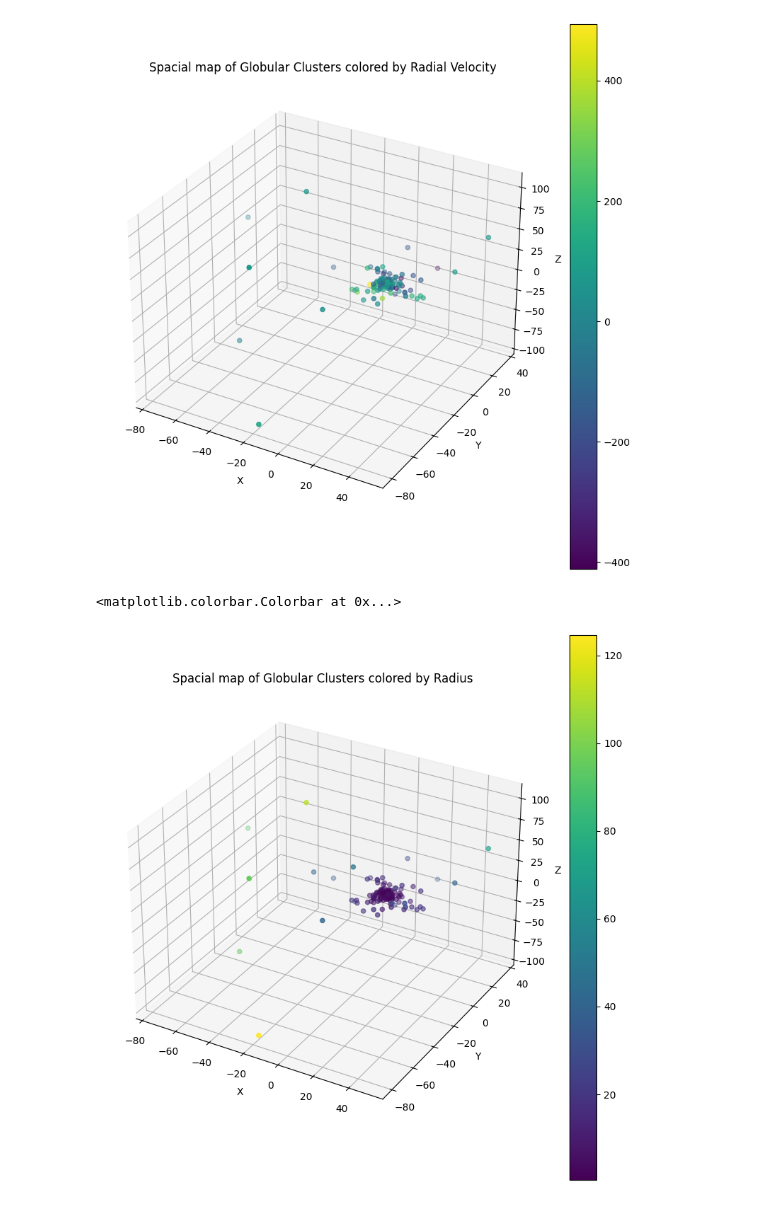
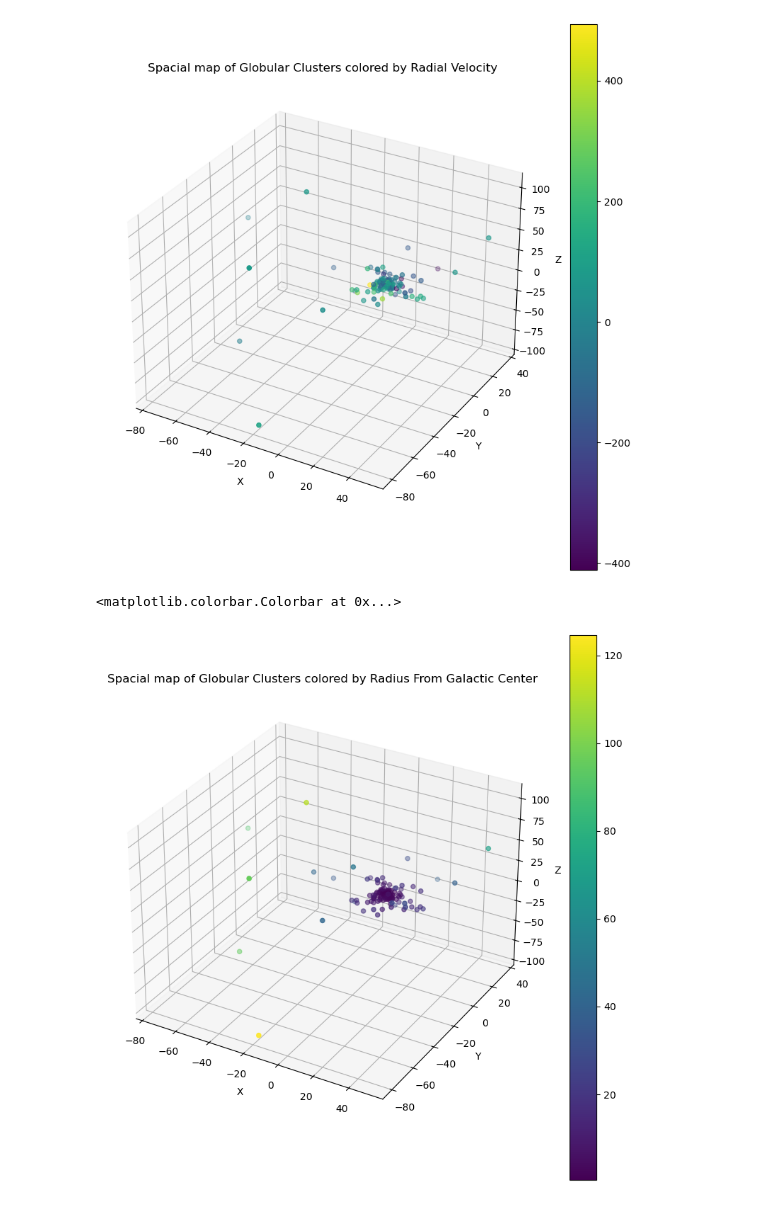
Before and after one commit to gigisheehan06-blip/3116-Comp-group2, a Jupyter notebook: gigi.ipynb, the cells around one changed output. Drawn from its saved outputs; the diff is of its cells as text; code cells hidden in the pictures.

```diff
--- a/gigi.ipynb
+++ b/gigi.ipynb
@@ -159,14 +159,14 @@ plt.colorbar(p)
 # %%
 fig = plt.figure(figsize=(10,10))
 ax = fig.add_subplot(projection='3d')
 
 p = ax.scatter(Harris_i_iii['X'],Harris_i_iii['Y'],Harris_i_iii['Z'], c= Harris_i_iii['R_gc'])
 plt.xlabel('X')
 plt.ylabel('Y')
 ax.set_zlabel('Z')
-plt.title('Spacial map of Globular Clusters colored by Radius')
+plt.title('Spacial map of Globular Clusters colored by Radius From Galactic Center')
 plt.colorbar(p)
 # %% [output]
 <matplotlib.colorbar.Colorbar at 0x...>
-[figure, old version]
+[figure, new version]
 # %%
```
Also changed, not shown: parts of 2 cells of this notebook.
